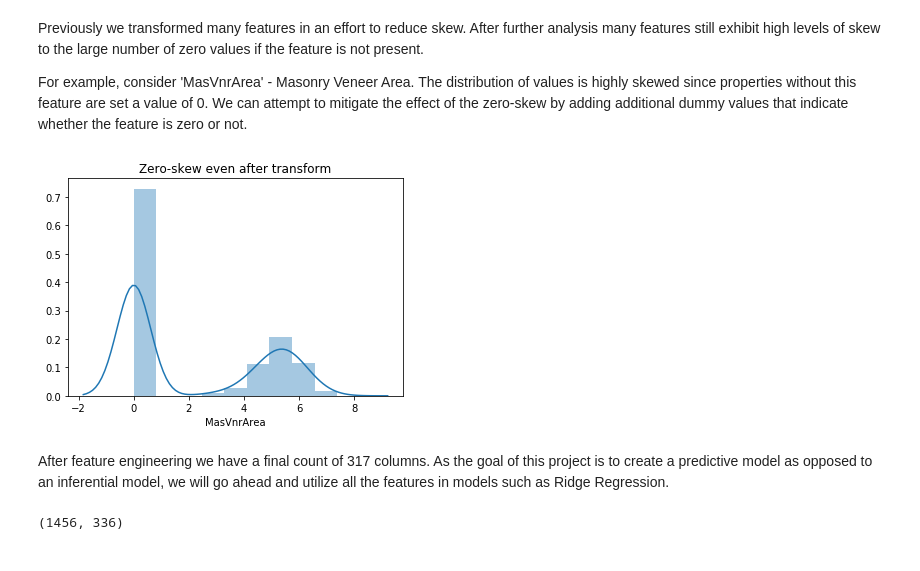
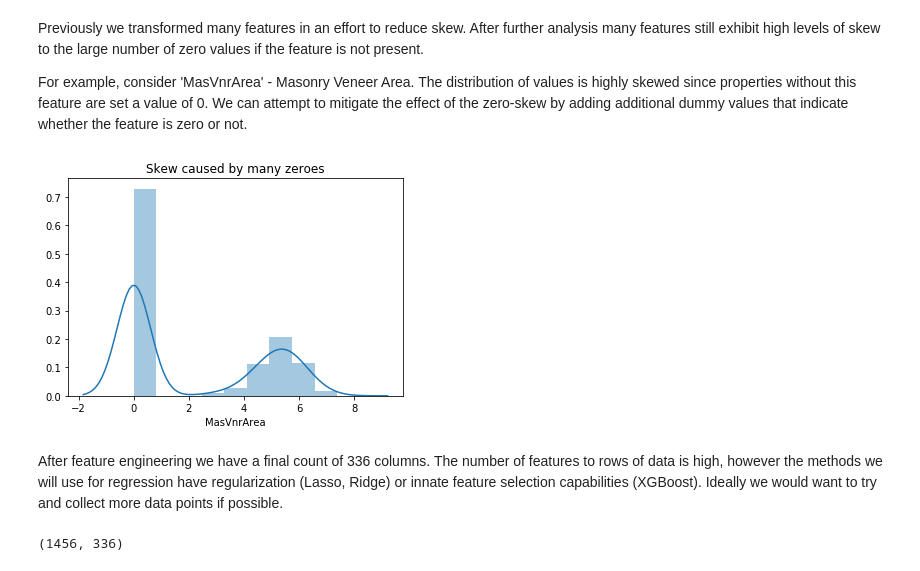
Before and after one commit to tcwou/House-Prices-Kaggle, a Jupyter notebook: Kaggle Housing Project Notebook.ipynb, the cells around one changed output. Saved outputs shown, nothing was run; the diff lists cells and outputs as text; code cells hidden in the pictures.

```diff
--- a/Kaggle Housing Project Notebook.ipynb
+++ b/Kaggle Housing Project Notebook.ipynb
@@ -692,16 +692,16 @@ Previously we transformed many features in an effort to reduce skew. After furth
 For example, consider 'MasVnrArea' - Masonry Veneer Area. The distribution of values is highly skewed since properties without this feature are set a value of 0. We can attempt to mitigate the effect of the zero-skew by adding additional dummy values that indicate whether the feature is zero or not.
 # %%
 sns.distplot(data['MasVnrArea'])
-plt.title('Zero-skew even after transform')
+plt.title('Skew caused by many zeroes')
 plt.show()
 
 # Add dummy cols to reduce zero-skew in numeric columns
 zero_dummy_cols = ['MasVnrArea', 'BsmtFinSF1', 'BsmtFinSF2', 'BsmtUnfSF', '2ndFlrSF', 'LowQualFinSF', 'WoodDeckSF', 'OpenPorchSF', 'EnclosedPorch', '3SsnPorch', 'ScreenPorch', 'PoolArea', 'MiscVal', 'GarageArea**2', 'MasVnrArea**2', 'BsmtFinSF1**2','OpenPorchSF**2','TotalBsmtSF**2','WoodDeckSF**2']
 for col in zero_dummy_cols:
     data['NonZero' + col] = (data[col] > 0).astype(int)
     test['NonZero' + col] = (test[col] > 0).astype(int)
 # %% [output]
-[figure, old version]
+[figure, new version]
-# %% [markdown]
-After feature engineering we have a final count of 317 columns. As the goal of this project is to create a predictive model as opposed to an inferential model, we will go ahead and utilize all the features in models such as Ridge Regression.
+# %% [markdown]
+After feature engineering we have a final count of 336 columns. The number of features to rows of data is high, however the methods we will use for regression have regularization (Lasso, Ridge) or innate feature selection capabilities (XGBoost). Ideally we would want to try and collect more data points if possible.
 # %%
```
Also changed, not shown: parts of 11 cells of this notebook.
